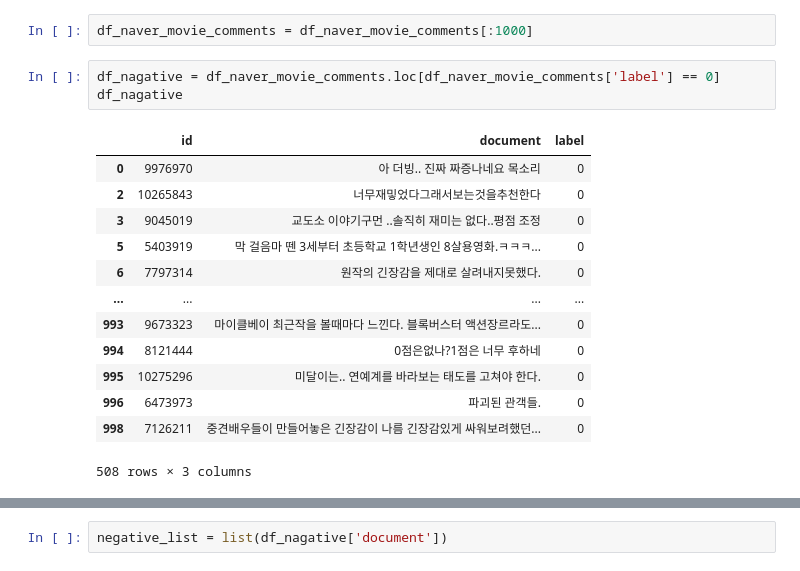
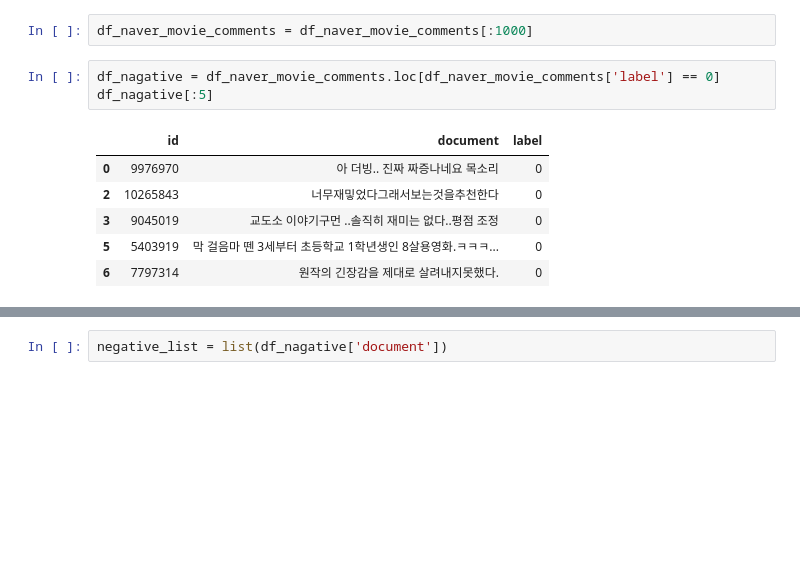
Before and after one commit to aabchyein/study_data_analystics, a Jupyter notebook: codes/NLP/navermovierating_mechinelearning_quest.ipynb, the cells around one changed output, grey strips where cells are left out. Drawn from its saved outputs; the diff is of its cells as text; blank space fills up the shorter version.

```diff
--- a/codes/NLP/navermovierating_mechinelearning_quest.ipynb
+++ b/codes/NLP/navermovierating_mechinelearning_quest.ipynb
@@ -37,20 +39,13 @@ df_naver_movie_comments[:5]
 df_naver_movie_comments = df_naver_movie_comments[:1000]
 # %%
 df_nagative = df_naver_movie_comments.loc[df_naver_movie_comments['label'] == 0]
-df_nagative
+df_nagative[:5]
 # %% [output]
 |  | id | document | label |
 | 0 | 9976970 | 아 더빙.. 진짜 짜증나네요 목소리 | 0 |
 | 2 | 10265843 | 너무재밓었다그래서보는것을추천한다 | 0 |
 | 3 | 9045019 | 교도소 이야기구먼 ..솔직히 재미는 없다..평점 조정 | 0 |
 | 5 | 5403919 | 막 걸음마 뗀 3세부터 초등학교 1학년생인 8살용영화.ㅋㅋㅋ... | 0 |
 | 6 | 7797314 | 원작의 긴장감을 제대로 살려내지못했다. | 0 |
-| ... | ... | ... | ... |
-| 993 | 9673323 | 마이클베이 최근작을 볼때마다 느낀다. 블록버스터 액션장르라도... | 0 |
-| 994 | 8121444 | 0점은없나?1점은 너무 후하네 | 0 |
-| 995 | 10275296 | 미달이는.. 연예계를 바라보는 태도를 고쳐야 한다. | 0 |
-| 996 | 6473973 | 파괴된 관객들. | 0 |
-| 998 | 7126211 | 중견배우들이 만들어놓은 긴장감이 나름 긴장감있게 싸워보려했던... | 0 |
-508 rows × 3 columns
 # %%
 df_positive = df_naver_movie_comments.loc[df_naver_movie_comments['label'] == 1]
```
Also changed, not shown: parts of 4 cells of this notebook.
